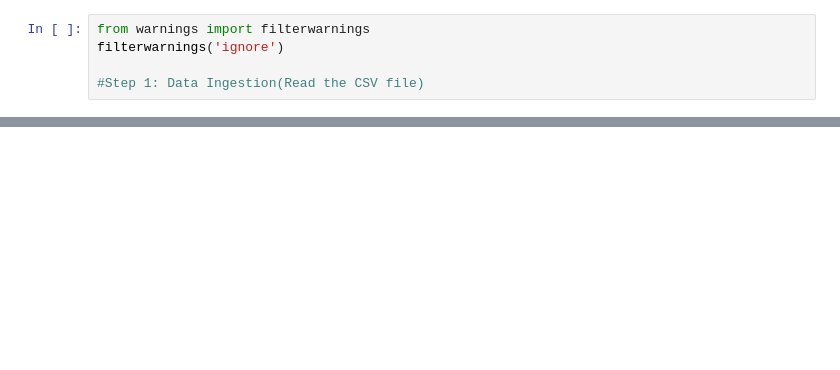
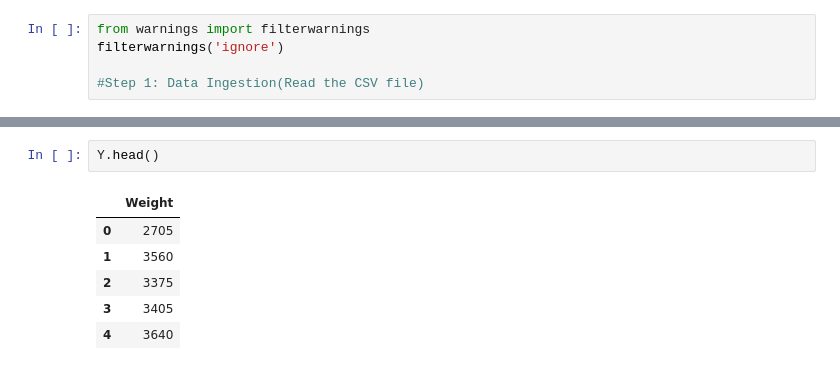
Before and after one commit to Fanaticq/ML, a Jupyter notebook: Pipeline/Pipeline.ipynb, the cells around one changed output, grey strips where cells are left out. Saved outputs shown, nothing was run; the diff lists cells and outputs as text; blank space fills up the shorter version.

```diff
--- a/Pipeline/Pipeline.ipynb
+++ b/Pipeline/Pipeline.ipynb
@@ -11,0 +84,9 @@ FileNotFoundError: [Errno 2] No such file or directory: 'Cars93.csv'
+# %%
+Y.head()
+# %% [output]
+|  | Weight |
+| 0 | 2705 |
+| 1 | 3560 |
+| 2 | 3375 |
+| 3 | 3405 |
+| 4 | 3640 |
```
Also changed, not shown: parts of 19 cells of this notebook.
